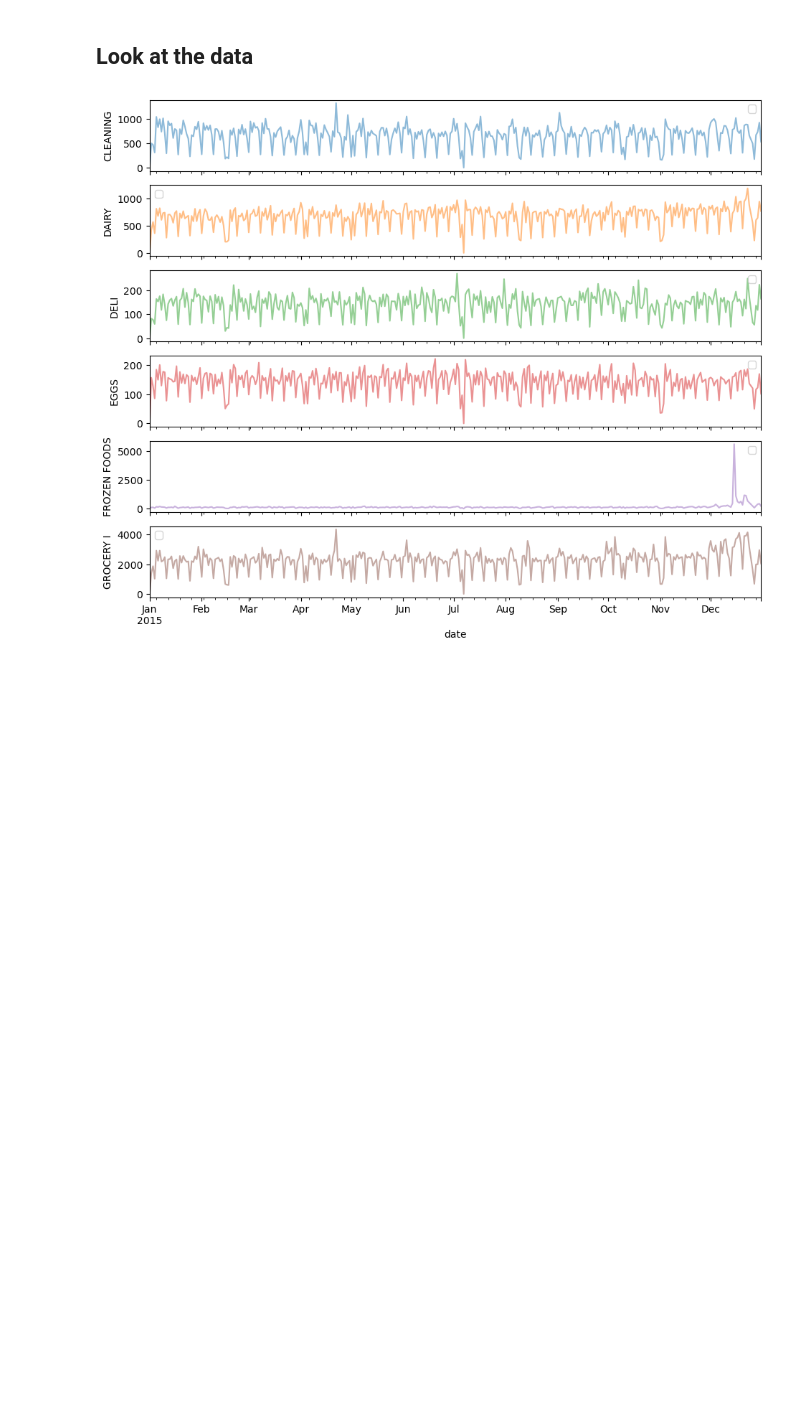
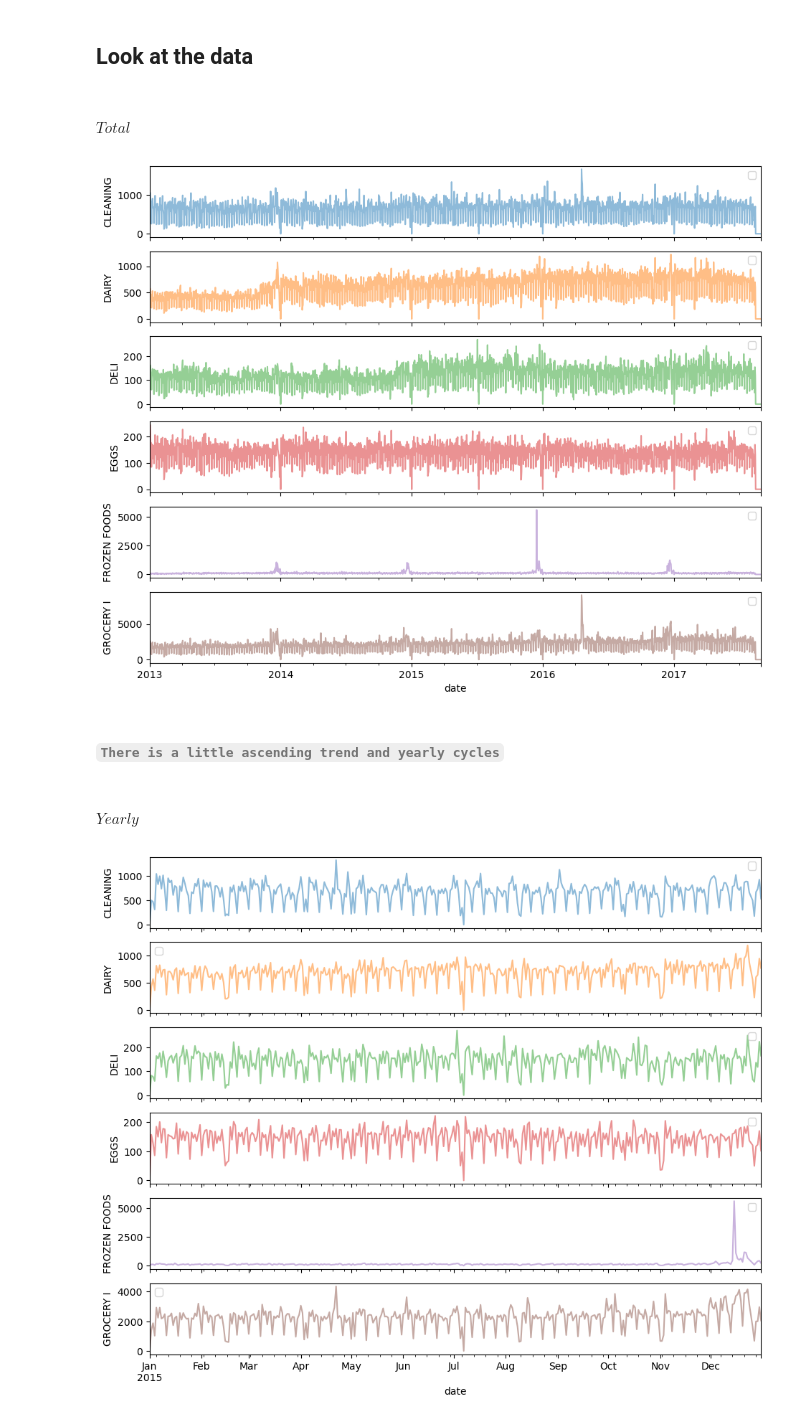
Before and after one commit to ximfac/store_sales, a Jupyter notebook: train_and_eval.ipynb, the cells around one changed output. Cells and saved outputs as stored; diff of their text form; code cells hidden in the pictures; blank space fills up the shorter version.

```diff
--- a/train_and_eval.ipynb
+++ b/train_and_eval.ipynb
@@ -52,3 +52,18 @@ fl = fl.loc['2015']
 fl = fl.groupby(['date', 'family'])['sales'].sum().unstack('family')
 # %%
 cols = fl.columns
+# %% [markdown]
+#### $Total$
+# %%
+axs = fl.loc[:, cols[7:13]].plot(
+    subplots=True, sharex=True, figsize=(11, 9), alpha=0.5,
+)
+for ax, family in zip(axs, cols[7:13]):
+    ax.legend([])
+    ax.set_ylabel(family)
+# %% [output]
+[figure, added]
+# %% [markdown]
+###### `There is a little ascending trend and yearly cycles`
+# %% [markdown]
+#### $Yearly$
```
Also changed, not shown: parts of 32 cells of this notebook, 1 other file.
